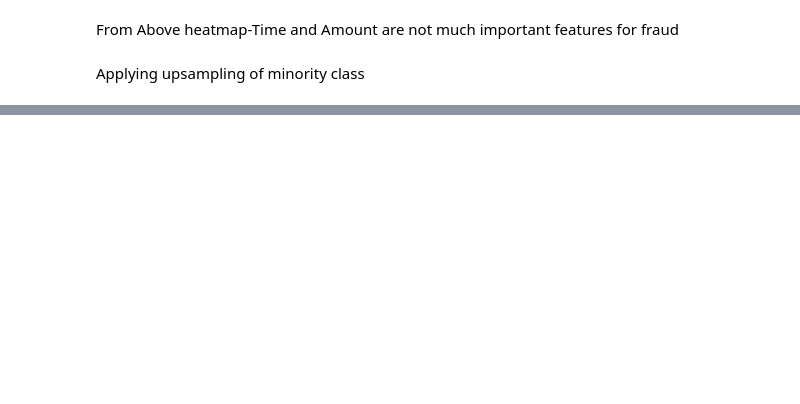
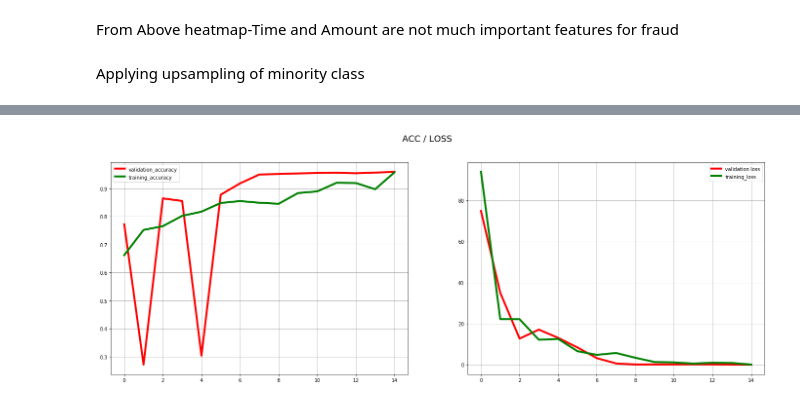
Before and after one commit to NJACKWinterOfCode/Credit-Card-Fraud-Detection, a Jupyter notebook: keras_classification.ipynb, the cells around one changed output, grey strips where cells are left out. Saved outputs shown, nothing was run; the diff lists cells and outputs as text; code cells hidden in the pictures; blank space fills up the shorter version.

```diff
--- a/keras_classification.ipynb
+++ b/keras_classification.ipynb
@@ -91,0 +241,26 @@ labels
+# %%
+def recall_m(y_true, y_pred):
+        true_positives = K.sum(K.round(K.clip(y_true * y_pred, 0, 1)))
+        possible_positives = K.sum(K.round(K.clip(y_true, 0, 1)))
+        recall = true_positives / (possible_positives + K.epsilon())
+        return recall
+
+def precision_m(y_true, y_pred):
+        true_positives = K.sum(K.round(K.clip(y_true * y_pred, 0, 1)))
+        predicted_positives = K.sum(K.round(K.clip(y_pred, 0, 1)))
+        precision = true_positives / (predicted_positives + K.epsilon())
+        return precision
+
+def f1_m(y_true, y_pred):
+    precision = precision_m(y_true, y_pred)
+    recall = recall_m(y_true, y_pred)
+    return 2*((precision*recall)/(precision+recall+K.epsilon()))
+# %%
+model = Sequential()
+model.add(Dense(128, input_dim=30, activation='relu'))
+#model.add(Dense(64,activation='relu'))
+model.add(Dense(32,activation='relu'))
+model.add(Dense(16, activation='relu'))
+model.add(Dense(1, activation='sigmoid'))
+model.compile(optimizer="adam", loss="binary_crossentropy", metrics=['accuracy',f1_m,precision_m, recall_m])
+history=model.fit(xtrain,ytrain,validation_data=(xtest,ytest),epochs=15,batch_size=512,verbose=1)
@@ -91,0 +285,21 @@ labels
+# %%
+def visualize_model(history):
+    plt.figure(figsize=(24,8))
+    plt.subplot(1,2,1)
+    plt.plot(history.history["val_acc"],label="validation_accuracy",c="red",linewidth=4)
+    plt.plot(history.history["acc"],label="training_accuracy",c="green",linewidth=4)
+    plt.legend()
+    plt.grid(True)
+
+    plt.subplot(1,2,2)
+    plt.plot(history.history["val_loss"],label="validation loss",c="red",linewidth=4)
+    plt.plot(history.history["loss"],label="training_loss",c="green",linewidth=4)
+    plt.legend()
+    plt.grid(True)
+    plt.suptitle("ACC / LOSS",fontsize=18)
+
+    plt.show()
+# %%
+visualize_model(history)
+# %% [output]
+[figure, added]
```
Also changed, not shown: parts of 32 cells of this notebook, 1 other file.
